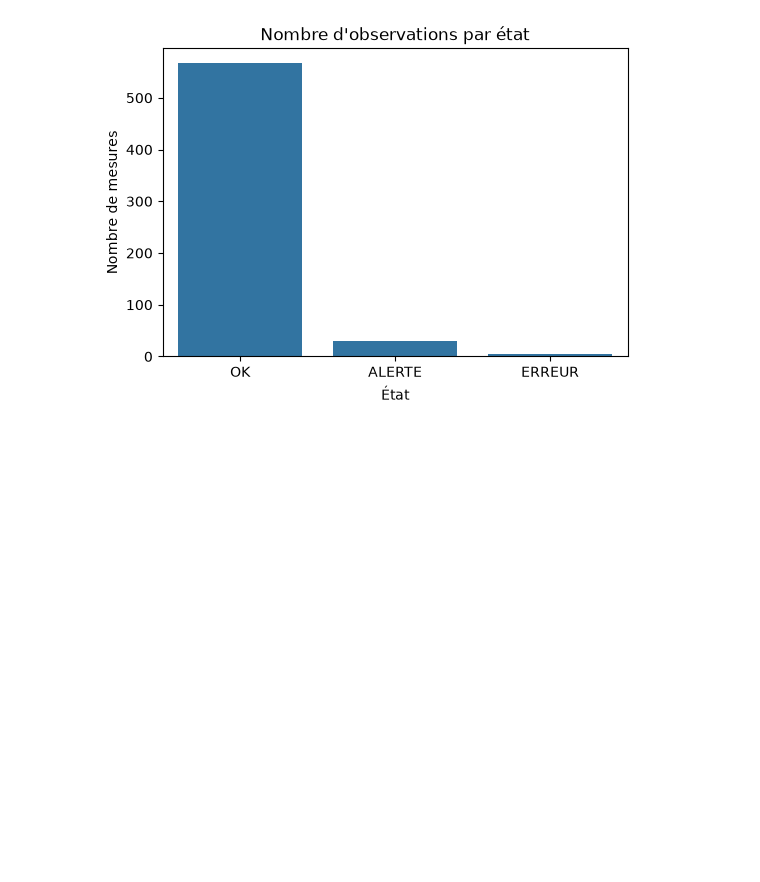
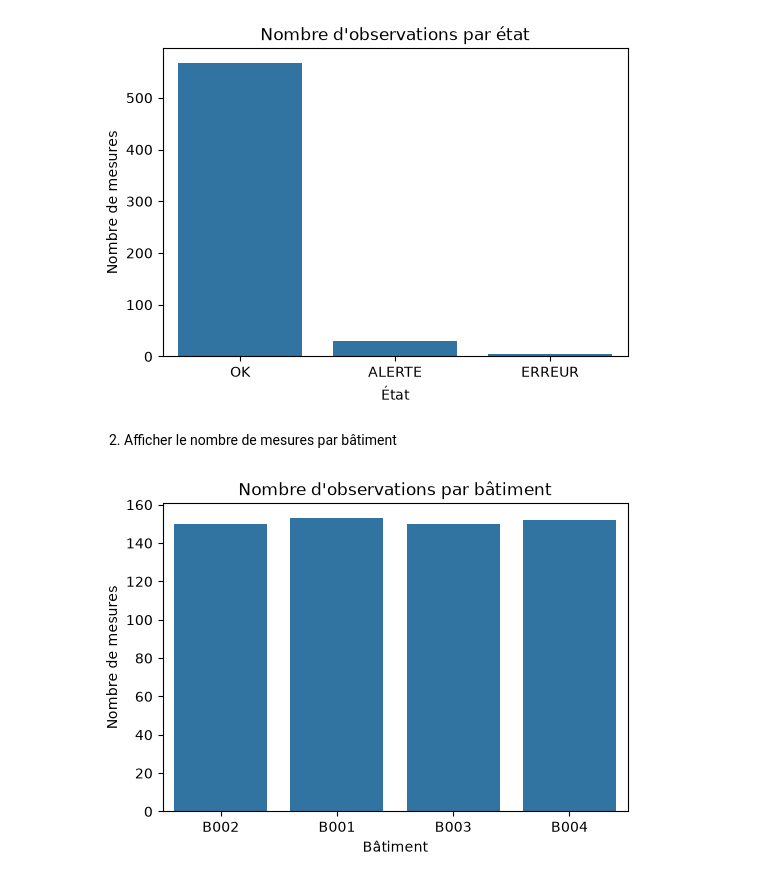
Before and after one commit to Atou-D10/atelier_seaborn_iot, a Jupyter notebook: notebooks/atelier_seaborn_iot.ipynb, the cells around one changed output. Cells and saved outputs as stored; diff of their text form; code cells hidden in the pictures; blank space fills up the shorter version.

Commit message:
Partie 5 (2) : Affichage du nombre de mesures par batiment

```diff
--- a/notebooks/atelier_seaborn_iot.ipynb
+++ b/notebooks/atelier_seaborn_iot.ipynb
@@ -282,3 +282,19 @@ plt.show()
 # d'observations que "alert" qui a peu d'observations et "erreur" en a encore moins.
 # %% [output]
 [figure]
+# %% [markdown]
+2) Afficher le nombre de mesures par bâtiment
+# %%
+# Les 4 bâtiments ont un nombre d'observations similaire (~145-150 chacun),
+# ce qui garantit des comparaisons équitables entre eux.
+# Cela confirme aussi que les valeurs extrêmes de B004 sont des cas isolés,
+# et non le signe d'un volume de données anormal pour ce bâtiment.
+
+plt.figure(figsize=(6, 4))
+sns.countplot(data=df, x="batiment")
+plt.title("Nombre d'observations par bâtiment")
+plt.xlabel("Bâtiment")
+plt.ylabel("Nombre de mesures")
+plt.show()
+# %% [output]
+[figure, added]
```
